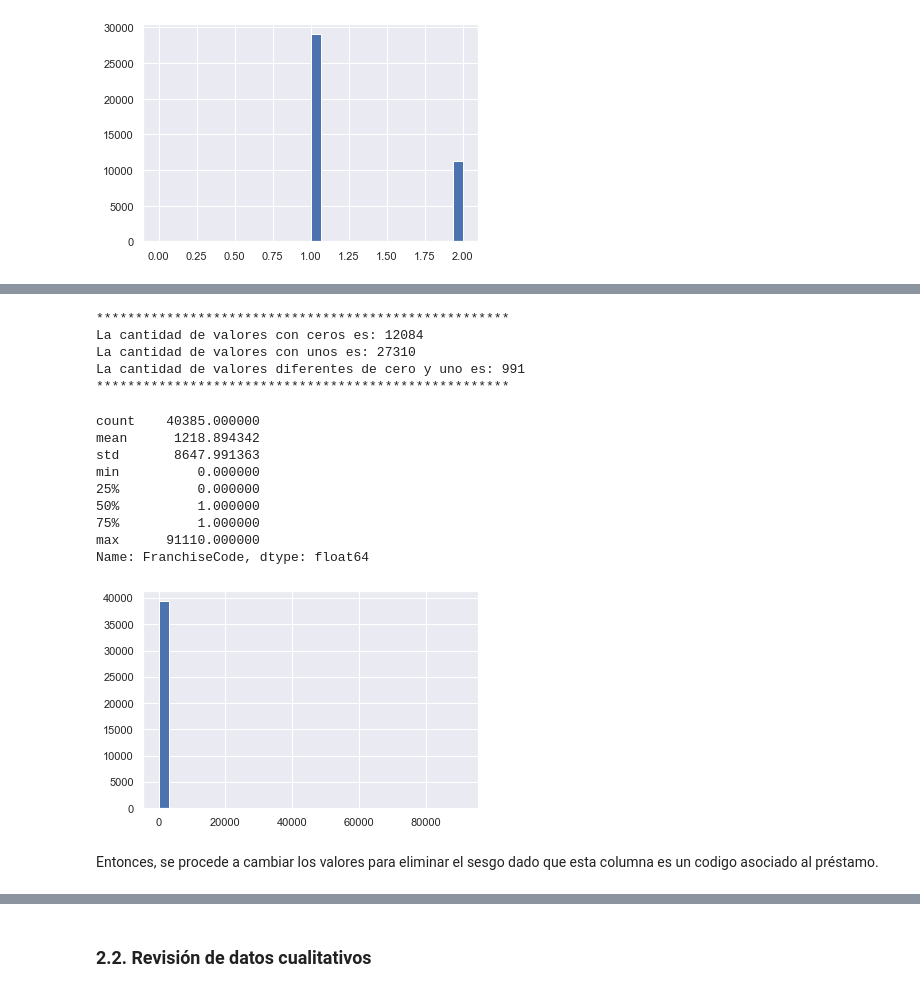
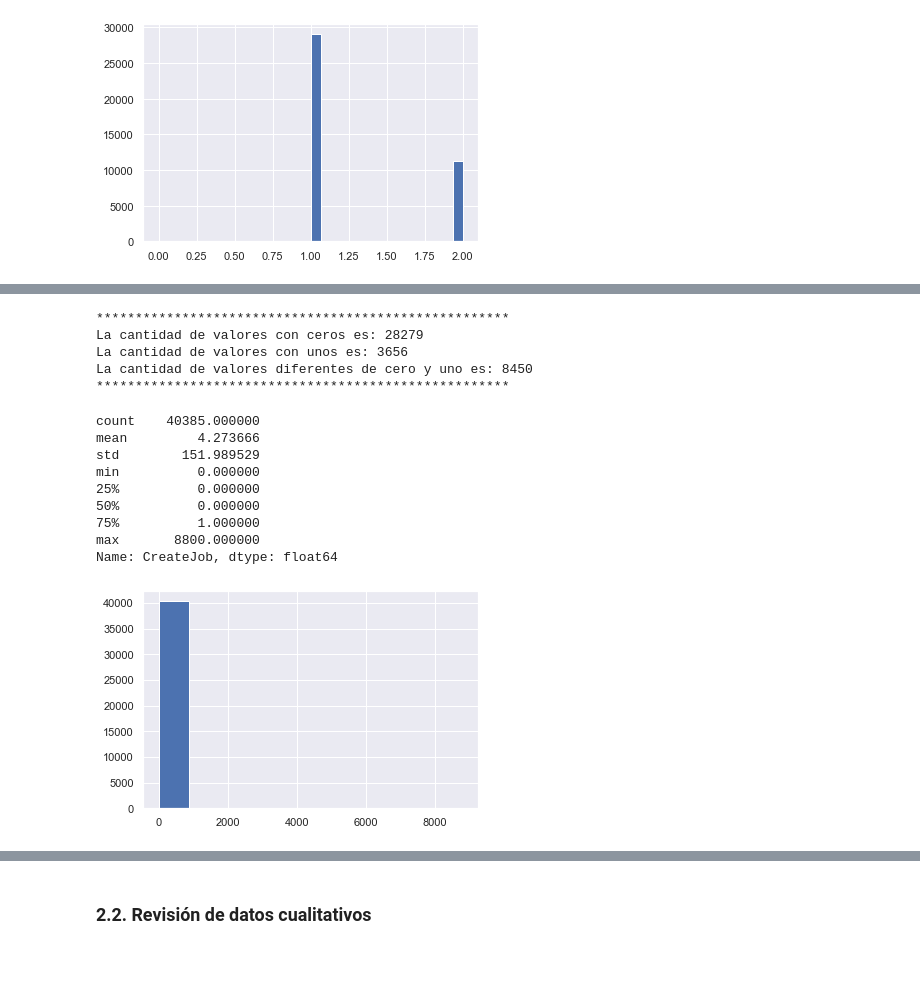
Before and after one commit to steanleo/KaggleChallenge, a Jupyter notebook: notebook/LoanApproval.ipynb, the cells around one changed output, grey strips where cells are left out. Drawn from its saved outputs; the diff is of its cells as text; code cells hidden in the pictures; blank space fills up the shorter version.

```diff
--- a/notebook/LoanApproval.ipynb
+++ b/notebook/LoanApproval.ipynb
@@ -224,5 +229,5 @@ Al ver los resultados anteriores, se tienen datos erróneos, ya que para el atri
 # %%
-train.loc[train['NewExist'] == 0, 'NewExist'] = train.NewExist.median()
-train['NewExist'].hist(bins=30, range=(0, train['NewExist'].max()))
+train.loc[train['NewExist'] == 0, 'NewExist'] = train.NewExist.mode()[0]
+train['NewExist'].hist()
 # %% [output]
 <AxesSubplot:>
@@ -236,26 +241,24 @@ Tal como muestra el resultado de train.describe(), esta columna no tiene valores
 # %%
-train['FranchiseCode'].hist(bins=30, range=(0, train['FranchiseCode'].max()))
+train['CreateJob'].hist()
 print("*****************************************************")
-print("La cantidad de valores con ceros es:", train.FranchiseCode.loc[train.FranchiseCode == 0].count())
-print("La cantidad de valores con unos es:", train.FranchiseCode.loc[train.FranchiseCode == 1].count())
-print("La cantidad de valores diferentes de cero y uno es:", train.FranchiseCode.loc[train.FranchiseCode > 1].count())
+print("La cantidad de valores con ceros es:", train.CreateJob.loc[train.CreateJob == 0].count())
+print("La cantidad de valores con unos es:", train.CreateJob.loc[train.CreateJob == 1].count())
+print("La cantidad de valores diferentes de cero y uno es:", train.CreateJob.loc[train.CreateJob > 1].count())
 print("*****************************************************")
-train.FranchiseCode.describe()
+train['CreateJob'].describe()
 # %% [output]
 *****************************************************
-La cantidad de valores con ceros es: 12084
-La cantidad de valores con unos es: 27310
-La cantidad de valores diferentes de cero y uno es: 991
+La cantidad de valores con ceros es: 28279
+La cantidad de valores con unos es: 3656
+La cantidad de valores diferentes de cero y uno es: 8450
 *****************************************************
 count    40385.000000
-mean      1218.894342
-std       8647.991363
+mean         4.273666
+std        151.989529
 min          0.000000
 25%          0.000000
-50%          1.000000
+50%          0.000000
 75%          1.000000
-max      91110.000000
-Name: FranchiseCode, dtype: float64
+max       8800.000000
+Name: CreateJob, dtype: float64
-[figure, old version]
+[figure, new version]
-# %% [markdown]
-Entonces, se procede a cambiar los valores para eliminar el sesgo dado que esta columna es un codigo asociado al préstamo.
```
Also changed, not shown: parts of 68 cells of this notebook.
